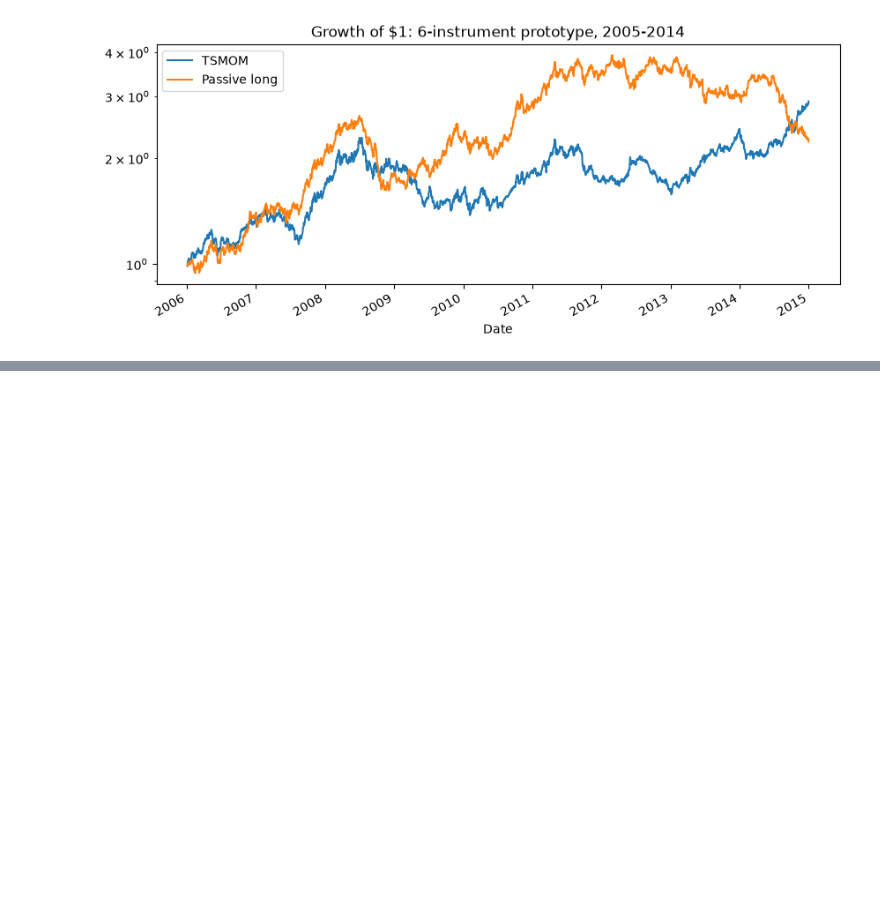
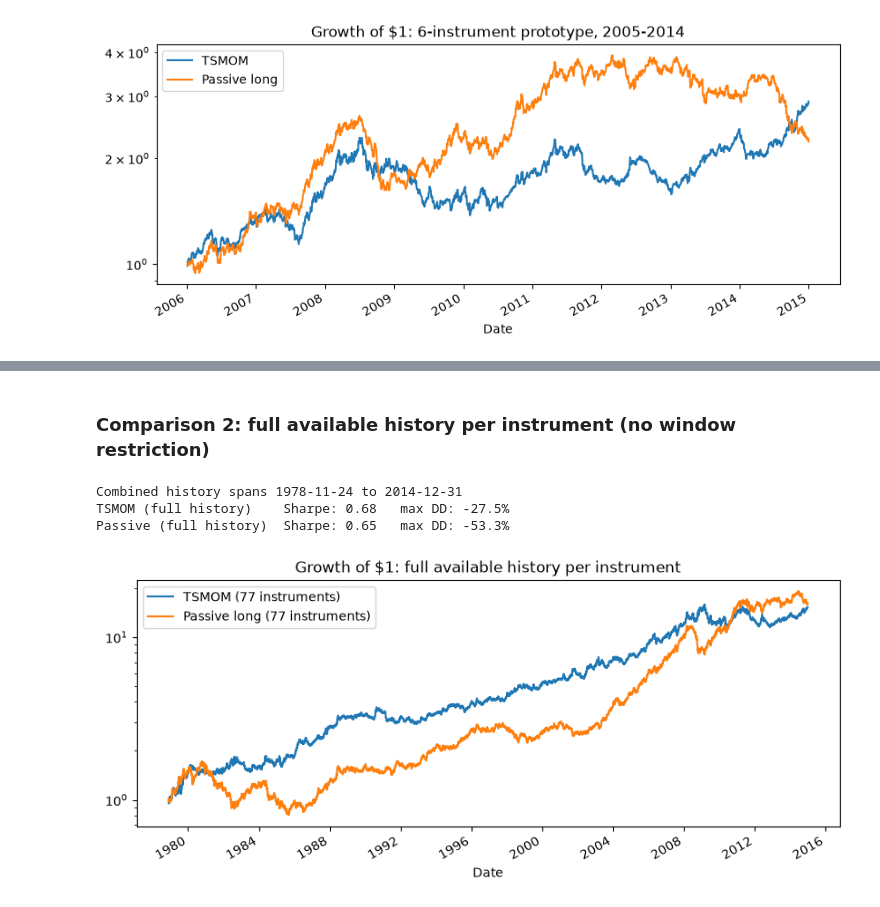
Before and after one commit to small-chicken/NUSInvestForecast, a Jupyter notebook: notebooks/02_strategy_research.ipynb, the cells around one changed output, grey strips where cells are left out. Saved outputs shown, nothing was run; the diff lists cells and outputs as text; code cells hidden in the pictures; blank space fills up the shorter version.

```diff
--- a/notebooks/02_strategy_research.ipynb
+++ b/notebooks/02_strategy_research.ipynb
@@ -144,0 +211,24 @@ plt.show()
+# %% [markdown]
+### Comparison 2: full available history per instrument (no window restriction)
+# %%
+strat_full = result_84_windowed['strategy']
+bench_full = result_84_windowed['benchmark']
+print(f'Combined history spans {strat_full.index.min().date()} to {strat_full.index.max().date()}')
+print(f"TSMOM (full history)    Sharpe: {sharpe_ratio(strat_full):.2f}   "
+      f"max DD: {max_drawdown(strat_full):.1%}")
+print(f"Passive (full history)  Sharpe: {sharpe_ratio(bench_full):.2f}   "
+      f"max DD: {max_drawdown(bench_full):.1%}")
+# %% [output]
+Combined history spans 1978-11-24 to 2014-12-31
+TSMOM (full history)    Sharpe: 0.68   max DD: -27.5%
+Passive (full history)  Sharpe: 0.65   max DD: -53.3%
+# %%
+common_idx_full = strat_full.index.intersection(bench_full.index)
+growth_full = pd.DataFrame({
+    f'TSMOM ({len(universe)} instruments)': growth_of_one(strat_full.loc[common_idx_full]),
+    f'Passive long ({len(universe)} instruments)': growth_of_one(bench_full.loc[common_idx_full]),
+})
+growth_full.plot(logy=True, title='Growth of $1: full available history per instrument')
+plt.show()
+# %% [output]
+[figure, added]
```
Also changed, not shown: parts of 47 cells of this notebook, 12 other files.
